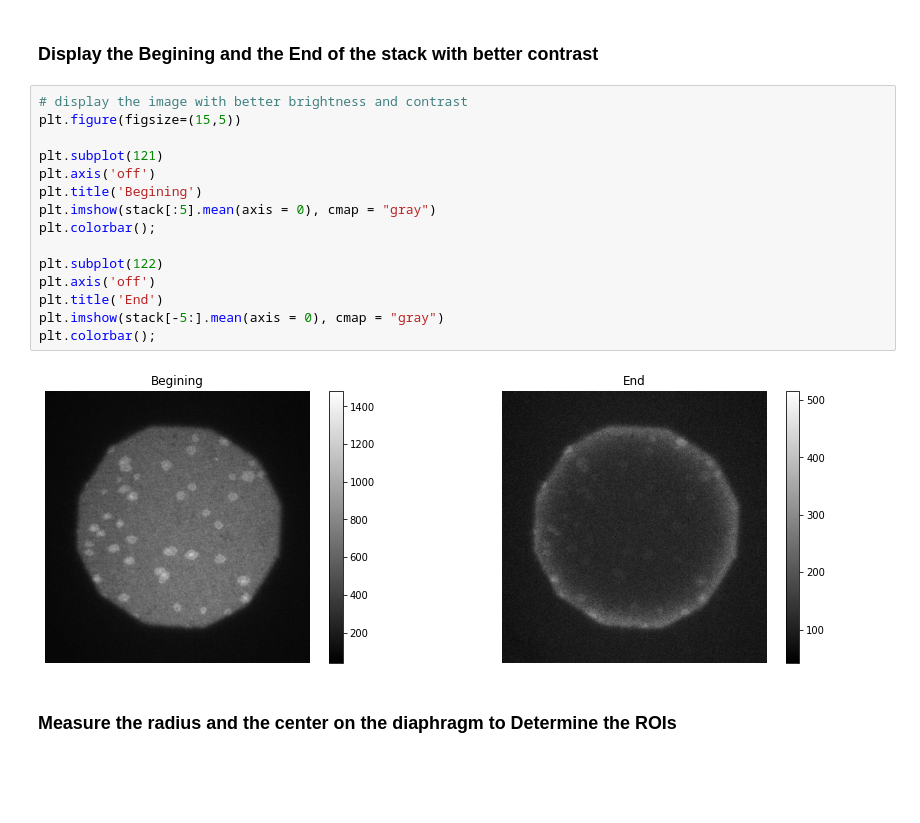
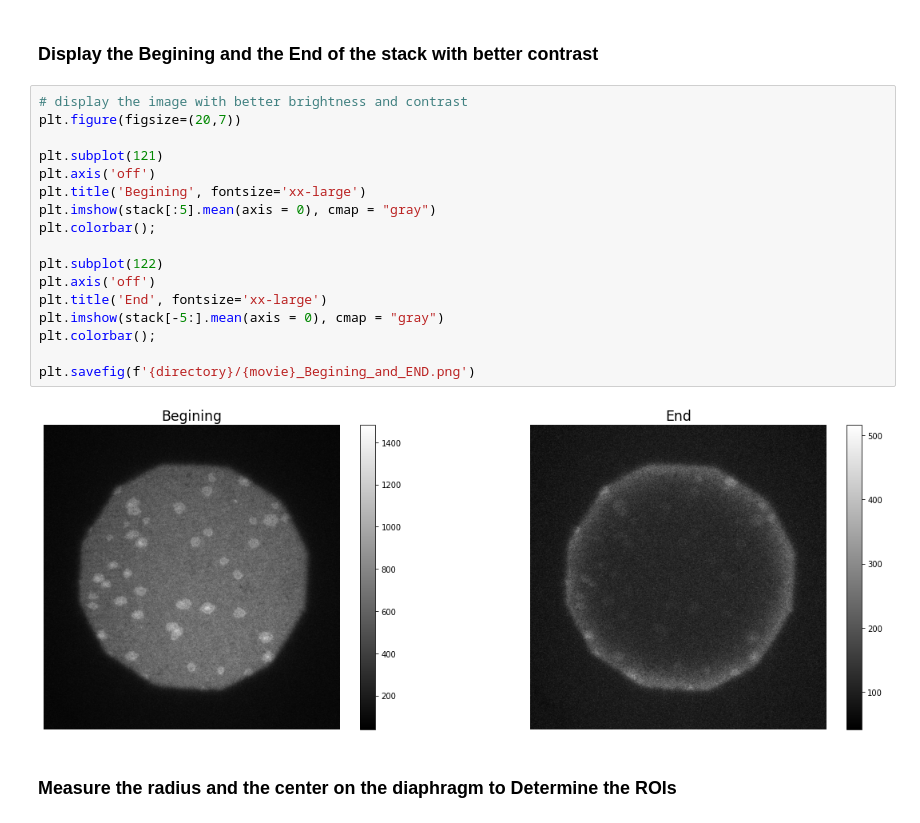
Before and after one commit to ahmed344/SLB_fluidity, a Jupyter notebook: continuous photobleaching.ipynb, the cells around one changed output. Cells and saved outputs as stored; diff of their text form; blank space fills up the shorter version.

```diff
--- a/continuous photobleaching.ipynb
+++ b/continuous photobleaching.ipynb
@@ -50,21 +50,23 @@ The baseline removed = 269.0
 ### Display the Begining and the End of the stack with better contrast
 # %%
 # display the image with better brightness and contrast
-plt.figure(figsize=(15,5))
+plt.figure(figsize=(20,7))
 
 plt.subplot(121)
 plt.axis('off')
-plt.title('Begining')
+plt.title('Begining', fontsize='xx-large')
 plt.imshow(stack[:5].mean(axis = 0), cmap = "gray")
 plt.colorbar();
 
 plt.subplot(122)
 plt.axis('off')
-plt.title('End')
+plt.title('End', fontsize='xx-large')
 plt.imshow(stack[-5:].mean(axis = 0), cmap = "gray")
 plt.colorbar();
+
+plt.savefig(f'{directory}/{movie}_Begining_and_END.png')
 # %% [output]
-[figure, old version]
+[figure, new version]
 # %% [markdown]
 ### Measure the radius and the center on the diaphragm to Determine the ROIs
 # %%
```
Also changed, not shown: parts of 3 cells of this notebook.
